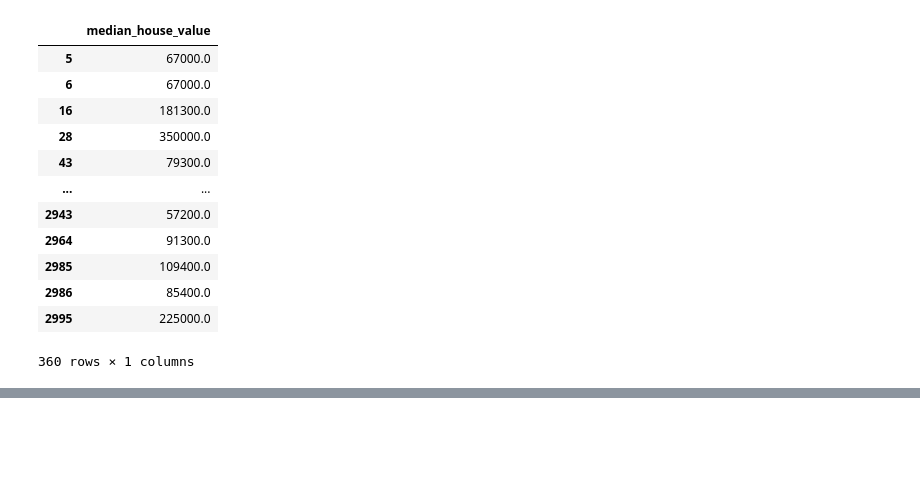
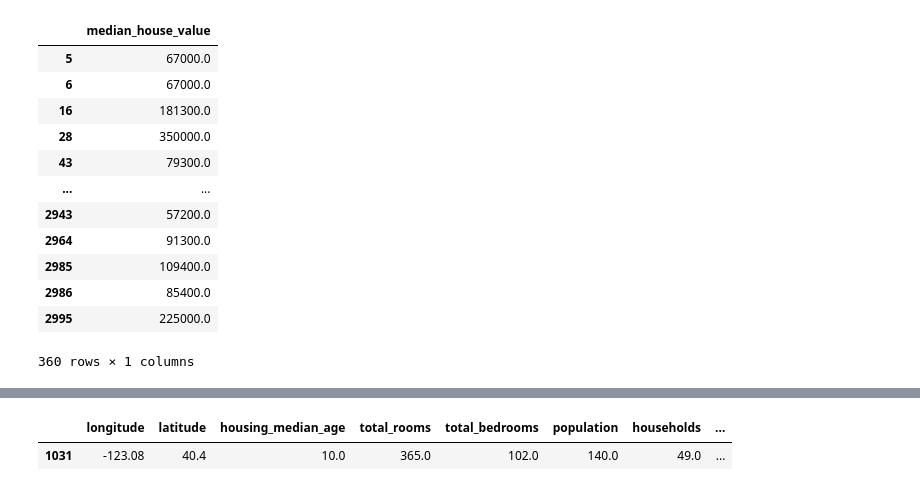
Before and after one commit to AndreyAlVS/PythonCourse, a Jupyter notebook: seminar9.ipynb, the cells around one changed output, grey strips where cells are left out. Cells and saved outputs as stored; diff of their text form; code cells hidden in the pictures; blank space fills up the shorter version.

```diff
--- a/seminar9.ipynb
+++ b/seminar9.ipynb
@@ -132,0 +181,6 @@ df.loc [df['median_income'] < 2, ['median_house_value']]
+# %%
+count = df[df['median_house_value'] < df['median_house_value'].min() * 2]['population'].min()
+df[df['population'] == count]
+# %% [output]
+|  | longitude | latitude | housing_median_age | total_rooms | total_bedrooms | population | households | ... |
+| 1031 | -123.08 | 40.4 | 10.0 | 365.0 | 102.0 | 140.0 | 49.0 | ... |
```
Also changed, not shown: parts of 11 cells of this notebook.
